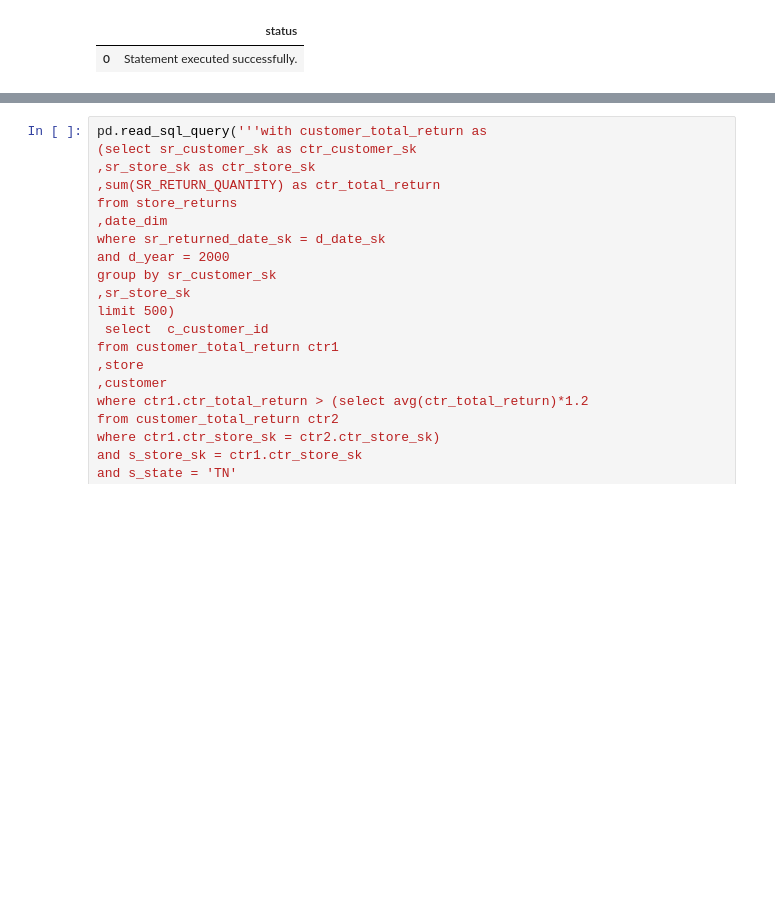
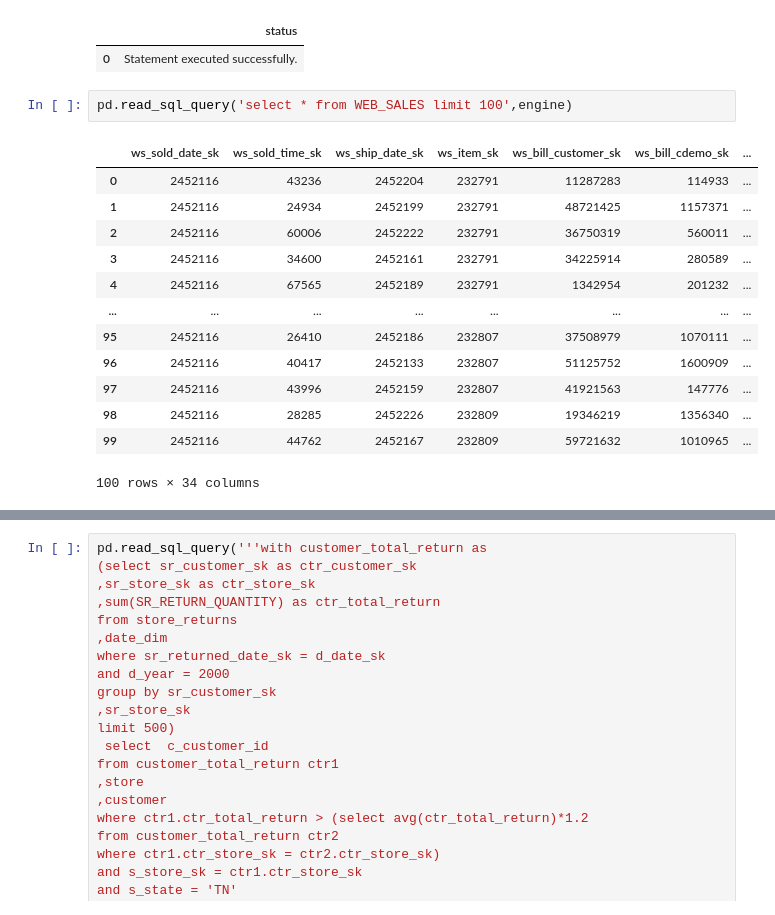
Before and after one commit to AI-Driven-Digital-Marketing/Customer-Lifetime-Value-analysis-on-Snowflake, a Jupyter notebook: SQL ALCHEMY & VARIABLE STORE.ipynb, the cells around one changed output, grey strips where cells are left out. Saved outputs shown, nothing was run; the diff lists cells and outputs as text; blank space fills up the shorter version.

```diff
--- a/SQL ALCHEMY & VARIABLE STORE.ipynb
+++ b/SQL ALCHEMY & VARIABLE STORE.ipynb
@@ -49,4 +48,20 @@ pd.read_sql_query('''USE SCHEMA SNOWFLAKE_SAMPLE_DATA.TPCDS_SF10TCL;''',engine)
 # %% [output]
 |  | status |
 | 0 | Statement executed successfully. |
+# %%
+pd.read_sql_query('select * from WEB_SALES limit 100',engine)
+# %% [output]
+|  | ws_sold_date_sk | ws_sold_time_sk | ws_ship_date_sk | ws_item_sk | ws_bill_customer_sk | ws_bill_cdemo_sk | ... |
+| 0 | 2452116 | 43236 | 2452204 | 232791 | 11287283 | 114933 | ... |
+| 1 | 2452116 | 24934 | 2452199 | 232791 | 48721425 | 1157371 | ... |
+| 2 | 2452116 | 60006 | 2452222 | 232791 | 36750319 | 560011 | ... |
+| 3 | 2452116 | 34600 | 2452161 | 232791 | 34225914 | 280589 | ... |
+| 4 | 2452116 | 67565 | 2452189 | 232791 | 1342954 | 201232 | ... |
+| ... | ... | ... | ... | ... | ... | ... | ... |
+| 95 | 2452116 | 26410 | 2452186 | 232807 | 37508979 | 1070111 | ... |
+| 96 | 2452116 | 40417 | 2452133 | 232807 | 51125752 | 1600909 | ... |
+| 97 | 2452116 | 43996 | 2452159 | 232807 | 41921563 | 147776 | ... |
+| 98 | 2452116 | 28285 | 2452226 | 232809 | 19346219 | 1356340 | ... |
+| 99 | 2452116 | 44762 | 2452167 | 232809 | 59721632 | 1010965 | ... |
+100 rows × 34 columns
 # %%
```
Also changed, not shown: parts of 2 cells of this notebook, 2 other files.
